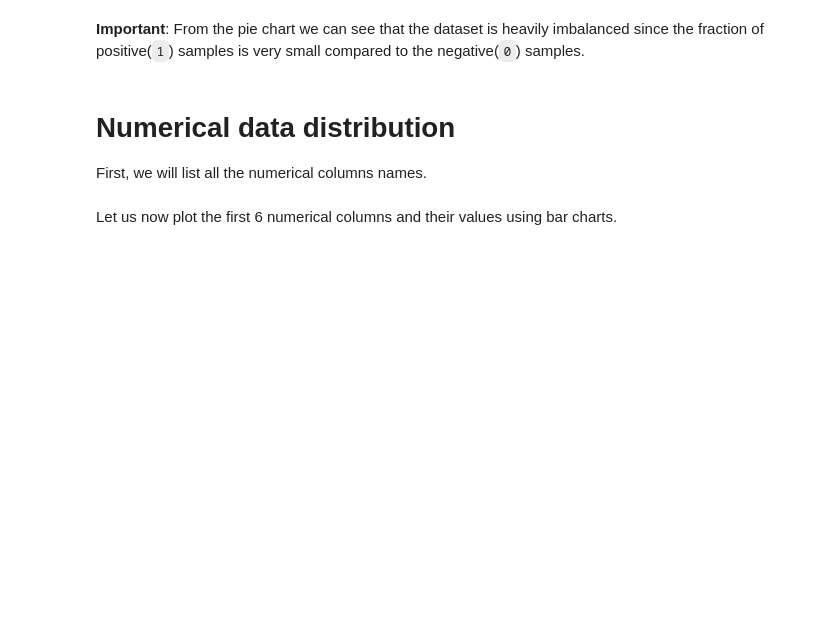
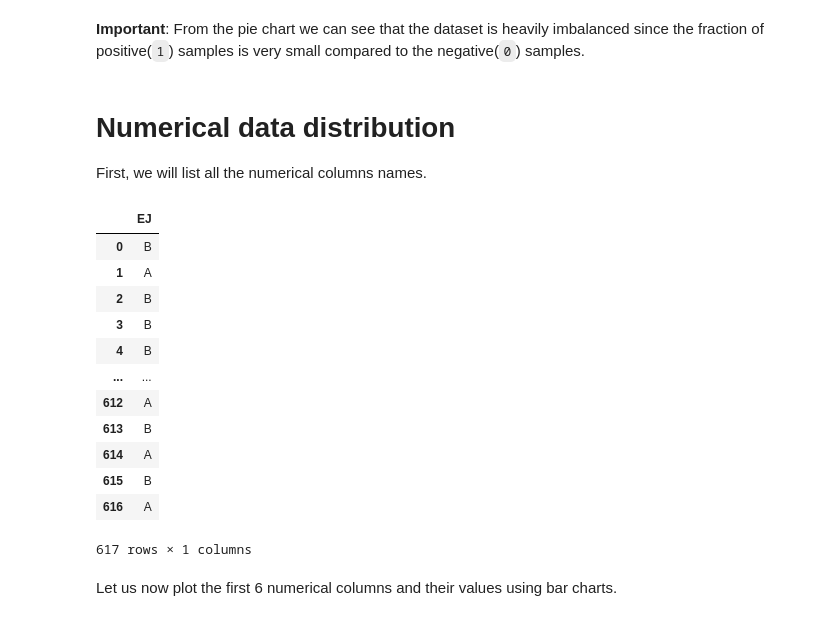
Before and after one commit to darby-brown/predicting-age-related-diseases, a Jupyter notebook: icr-identify-age-related-conditions/identifying-age-related-conditions-w-tfdf.ipynb, the cells around one changed output. Drawn from its saved outputs; the diff is of its cells as text; code cells hidden in the pictures; blank space fills up the shorter version.

```diff
--- a/icr-identify-age-related-conditions/identifying-age-related-conditions-w-tfdf.ipynb
+++ b/icr-identify-age-related-conditions/identifying-age-related-conditions-w-tfdf.ipynb
@@ -65,6 +113,23 @@ First, we will list all the numerical columns names.
 # %%
 # Store all the numerical column names into a list
 NUM_FEATURE_COLUMNS = [i for i in dataset_df.columns if i not in ["Id", "EJ", "Class"]]
+# %%
+#EJ is letters
+dataset_df[['EJ']]
+# %% [output]
+|  | EJ |
+| 0 | B |
+| 1 | A |
+| 2 | B |
+| 3 | B |
+| 4 | B |
+| ... | ... |
+| 612 | A |
+| 613 | B |
+| 614 | A |
+| 615 | B |
+| 616 | A |
+617 rows × 1 columns
 # %% [markdown]
 Let us now plot the first 6 numerical columns and their values using bar charts.
 # %%
```
Also changed, not shown: parts of 21 cells of this notebook, 1 other file.
